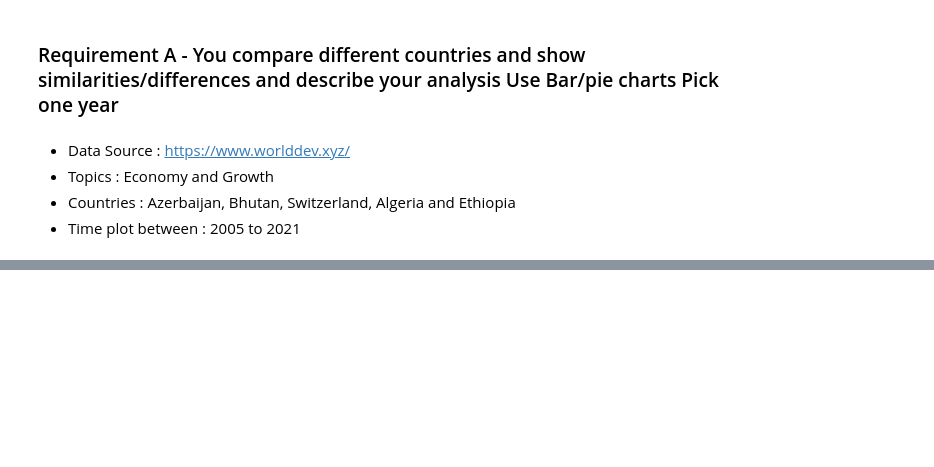
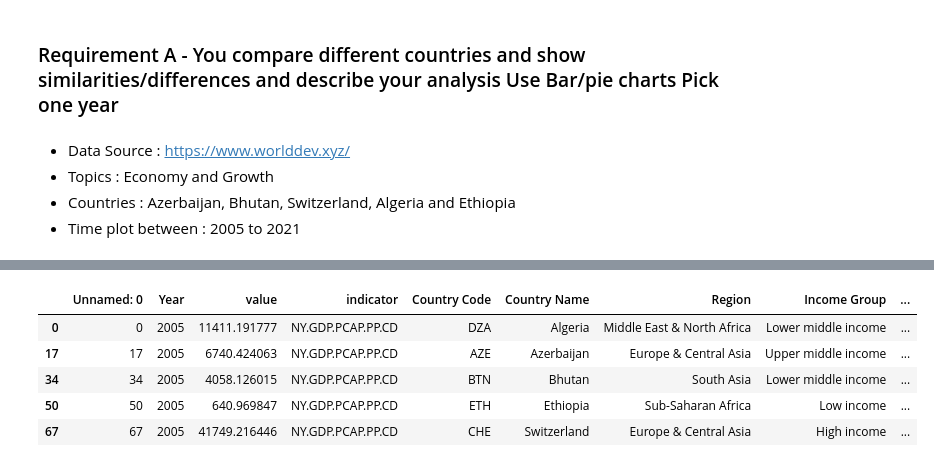
Before and after one commit to kavyasreemaniga/DATA_690, a Jupyter notebook: Project B/690_Project_B.ipynb, the cells around one changed output, grey strips where cells are left out. Drawn from its saved outputs; the diff is of its cells as text; code cells hidden in the pictures; blank space fills up the shorter version.

```diff
--- a/Project B/690_Project_B.ipynb
+++ b/Project B/690_Project_B.ipynb
@@ -16,0 +98,10 @@ df = pd.read_csv("https://raw.githubusercontent.com/wcj365/python-stats-dataviz/
+# %%
+df=df.loc[df['Year']==2005]
+df.head()
+# %% [output]
+|  | Unnamed: 0 | Year | value | indicator | Country Code | Country Name | Region | Income Group | ... |
+| 0 | 0 | 2005 | 11411.191777 | NY.GDP.PCAP.PP.CD | DZA | Algeria | Middle East & North Africa | Lower middle income | ... |
+| 17 | 17 | 2005 | 6740.424063 | NY.GDP.PCAP.PP.CD | AZE | Azerbaijan | Europe & Central Asia | Upper middle income | ... |
+| 34 | 34 | 2005 | 4058.126015 | NY.GDP.PCAP.PP.CD | BTN | Bhutan | South Asia | Lower middle income | ... |
+| 50 | 50 | 2005 | 640.969847 | NY.GDP.PCAP.PP.CD | ETH | Ethiopia | Sub-Saharan Africa | Low income | ... |
+| 67 | 67 | 2005 | 41749.216446 | NY.GDP.PCAP.PP.CD | CHE | Switzerland | Europe & Central Asia | High income | ... |
```
Also changed, not shown: parts of 21 cells of this notebook.
